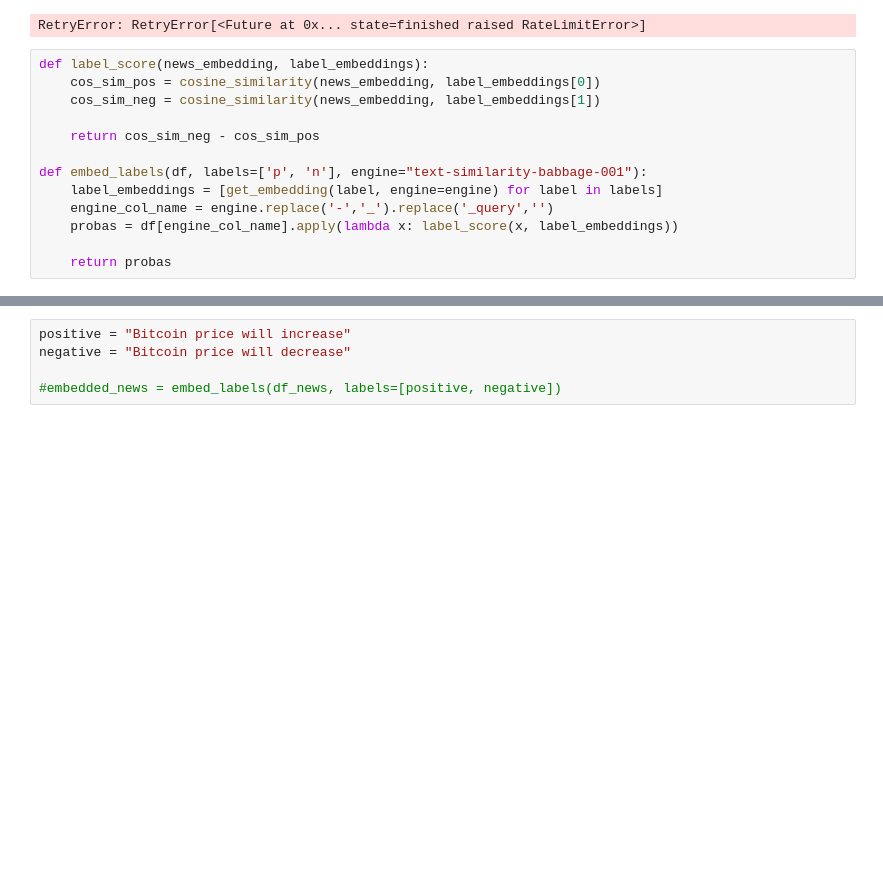
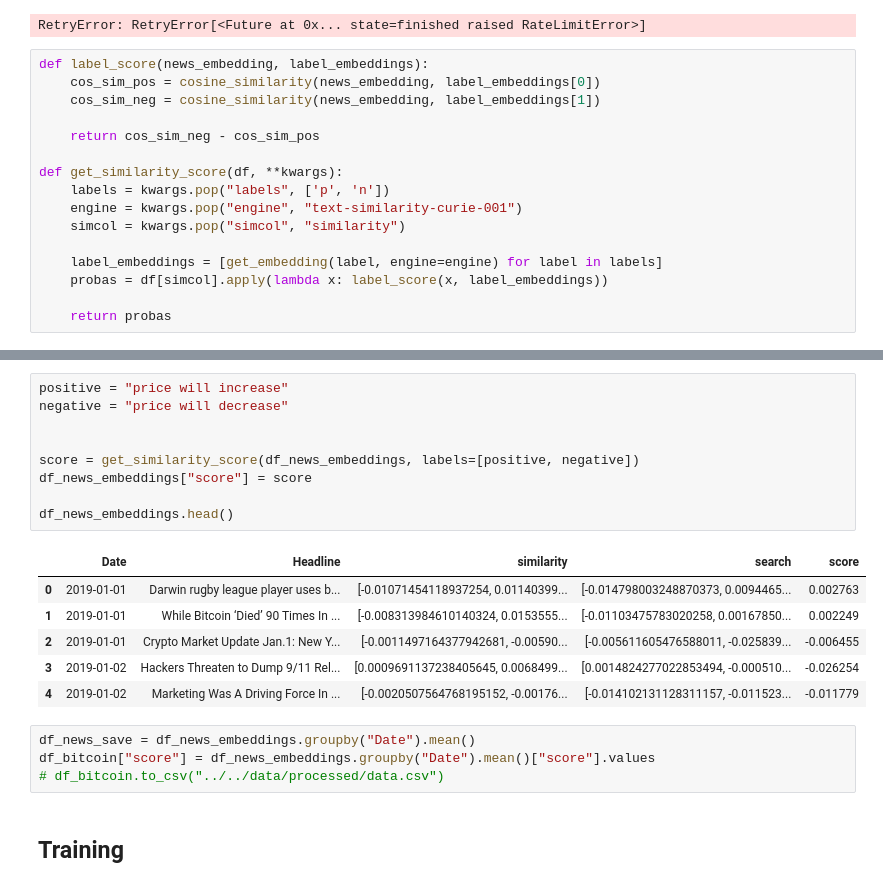
Before and after one commit to Snowman38/uob-project, a Jupyter notebook: src/sub/full-code.ipynb, the cells around one changed output, grey strips where cells are left out. Saved outputs shown, nothing was run; the diff lists cells and outputs as text; blank space fills up the shorter version.

```diff
--- a/src/sub/full-code.ipynb
+++ b/src/sub/full-code.ipynb
@@ -140,10 +140,13 @@ def label_score(news_embedding, label_embeddings):
 
     return cos_sim_neg - cos_sim_pos
 
-def embed_labels(df, labels=['p', 'n'], engine="text-similarity-babbage-001"):
+def get_similarity_score(df, **kwargs):
+    labels = kwargs.pop("labels", ['p', 'n'])
+    engine = kwargs.pop("engine", "text-similarity-curie-001")
+    simcol = kwargs.pop("simcol", "similarity")
+
     label_embeddings = [get_embedding(label, engine=engine) for label in labels]
-    engine_col_name = engine.replace('-','_').replace('_query','')
-    probas = df[engine_col_name].apply(lambda x: label_score(x, label_embeddings))
+    probas = df[simcol].apply(lambda x: label_score(x, label_embeddings))
 
     return probas
 # %%
@@ -162,5 +164,22 @@ df_news.head()
 # %%
-positive = "Bitcoin price will increase"
-negative = "Bitcoin price will decrease"
+positive = "price will increase"
+negative = "price will decrease"
 
-#embedded_news = embed_labels(df_news, labels=[positive, negative])
+
+score = get_similarity_score(df_news_embeddings, labels=[positive, negative])
+df_news_embeddings["score"] = score
+
+df_news_embeddings.head()
+# %% [output]
+|  | Date | Headline | similarity | search | score |
+| 0 | 2019-01-01 | Darwin rugby league player uses b... | [-0.01071454118937254, 0.01140399... | [-0.014798003248870373, 0.0094465... | 0.002763 |
+| 1 | 2019-01-01 | While Bitcoin ‘Died’ 90 Times In ... | [-0.008313984610140324, 0.0153555... | [-0.01103475783020258, 0.00167850... | 0.002249 |
+| 2 | 2019-01-01 | Crypto Market Update Jan.1: New Y... | [-0.0011497164377942681, -0.00590... | [-0.005611605476588011, -0.025839... | -0.006455 |
+| 3 | 2019-01-02 | Hackers Threaten to Dump 9/11 Rel... | [0.0009691137238405645, 0.0068499... | [0.0014824277022853494, -0.000510... | -0.026254 |
+| 4 | 2019-01-02 | Marketing Was A Driving Force In ... | [-0.0020507564768195152, -0.00176... | [-0.014102131128311157, -0.011523... | -0.011779 |
+# %%
+df_news_save = df_news_embeddings.groupby("Date").mean()
+df_bitcoin["score"] = df_news_embeddings.groupby("Date").mean()["score"].values
+# df_bitcoin.to_csv("../../data/processed/data.csv")
+# %% [markdown]
+## Training
```
Also changed, not shown: parts of 16 cells of this notebook, 7 other files.
